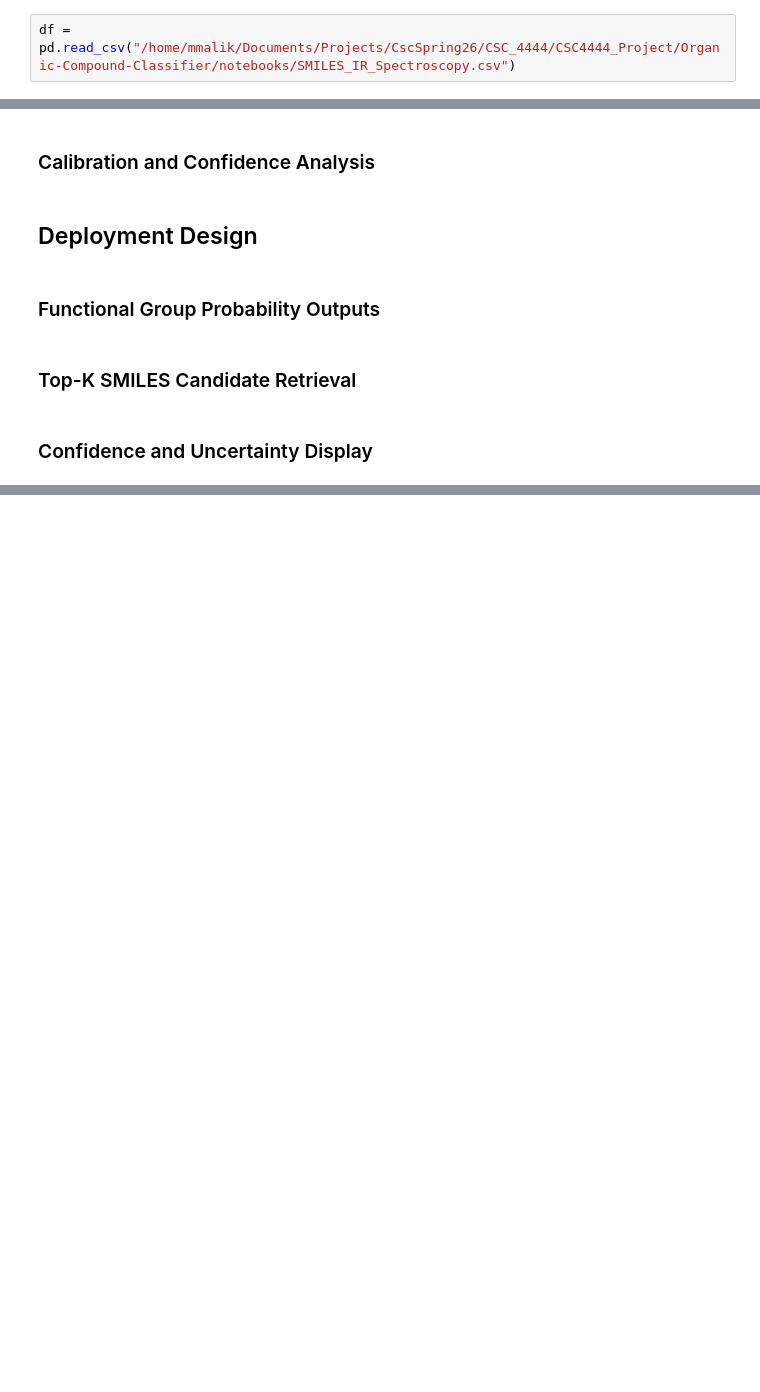
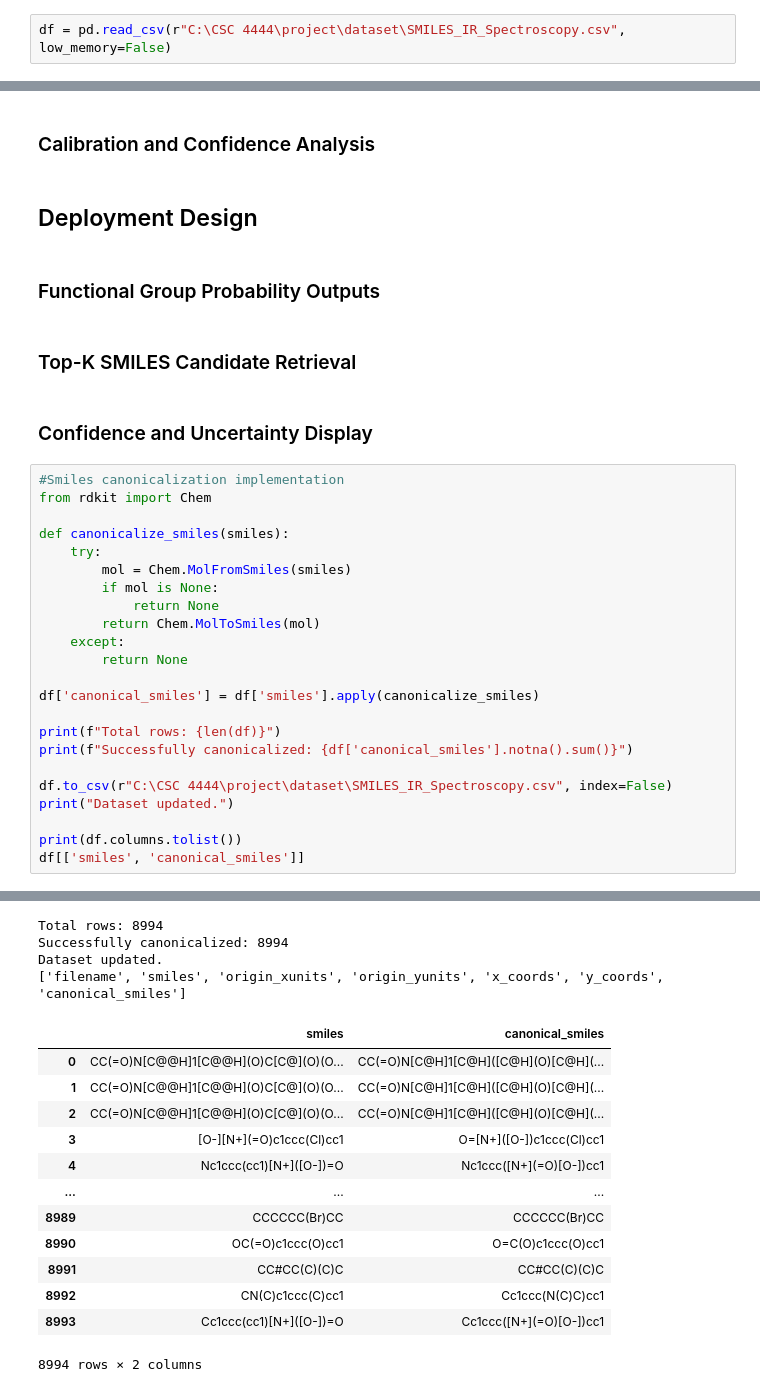
Before and after one commit to m-malik622/Organic-Compound-Classifier, a Jupyter notebook: notebooks/train_model.ipynb, the cells around one changed output, grey strips where cells are left out. Drawn from its saved outputs; the diff is of its cells as text; blank space fills up the shorter version.

Commit message:
Added canonical SMILES column for preprocessor

```diff
--- a/notebooks/train_model.ipynb
+++ b/notebooks/train_model.ipynb
@@ -8,7 +8,7 @@ import ast
 import matplotlib.pyplot as plt
 #add future imports here
 # %%
-df = pd.read_csv("/home/mmalik/Documents/Projects/CscSpring26/CSC_4444/CSC4444_Project/Organic-Compound-Classifier/notebooks/SMILES_IR_Spectroscopy.csv")
+df = pd.read_csv(r"C:\CSC 4444\project\dataset\SMILES_IR_Spectroscopy.csv", low_memory=False)
 # %%
 def plot_graph(row):
     x_coords = row["x_coords"]
@@ -104,3 +104,27 @@ test_df = df.sample(500)
 ### Top-K SMILES Candidate Retrieval
 # %% [markdown]
 ### Confidence and Uncertainty Display
+# %%
+#Smiles canonicalization implementation
+from rdkit import Chem
+
+def canonicalize_smiles(smiles):
+    try:
+        mol = Chem.MolFromSmiles(smiles)
+        if mol is None:
+            return None
+        return Chem.MolToSmiles(mol)
+    except:
+        return None
+
+df['canonical_smiles'] = df['smiles'].apply(canonicalize_smiles)
+
+print(f"Total rows: {len(df)}")
+print(f"Successfully canonicalized: {df['canonical_smiles'].notna().sum()}")
+
+df.to_csv(r"C:\CSC 4444\project\dataset\SMILES_IR_Spectroscopy.csv", index=False)
+print("Dataset updated.")
+
+print(df.columns.tolist())
+df[['smiles', 'canonical_smiles']]
+# %% [output]
@@ -106,0 +147,17 @@ test_df = df.sample(500)
+Total rows: 8994
+Successfully canonicalized: 8994
+Dataset updated.
+['filename', 'smiles', 'origin_xunits', 'origin_yunits', 'x_coords', 'y_coords', 'canonical_smiles']
+|  | smiles | canonical_smiles |
+| 0 | CC(=O)N[C@@H]1[C@@H](O)C[C@](O)(O... | CC(=O)N[C@H]1[C@H]([C@H](O)[C@H](... |
+| 1 | CC(=O)N[C@@H]1[C@@H](O)C[C@](O)(O... | CC(=O)N[C@H]1[C@H]([C@H](O)[C@H](... |
+| 2 | CC(=O)N[C@@H]1[C@@H](O)C[C@](O)(O... | CC(=O)N[C@H]1[C@H]([C@H](O)[C@H](... |
+| 3 | [O-][N+](=O)c1ccc(Cl)cc1 | O=[N+]([O-])c1ccc(Cl)cc1 |
+| 4 | Nc1ccc(cc1)[N+]([O-])=O | Nc1ccc([N+](=O)[O-])cc1 |
+| ... | ... | ... |
+| 8989 | CCCCCC(Br)CC | CCCCCC(Br)CC |
+| 8990 | OC(=O)c1ccc(O)cc1 | O=C(O)c1ccc(O)cc1 |
+| 8991 | CC#CC(C)(C)C | CC#CC(C)(C)C |
+| 8992 | CN(C)c1ccc(C)cc1 | Cc1ccc(N(C)C)cc1 |
+| 8993 | Cc1ccc(cc1)[N+]([O-])=O | Cc1ccc([N+](=O)[O-])cc1 |
+8994 rows × 2 columns
```
Also changed, not shown: parts of 1 cell of this notebook, 3 other files.
